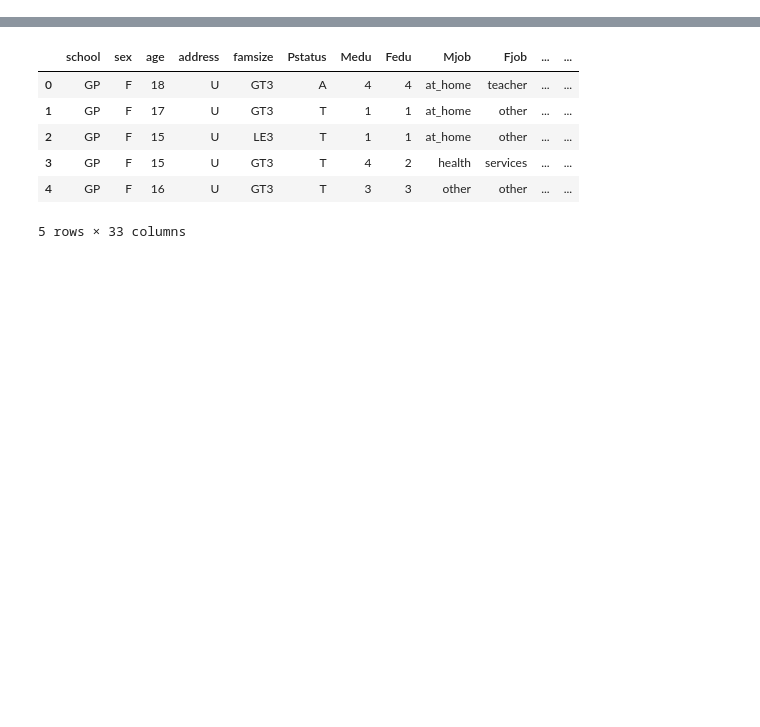
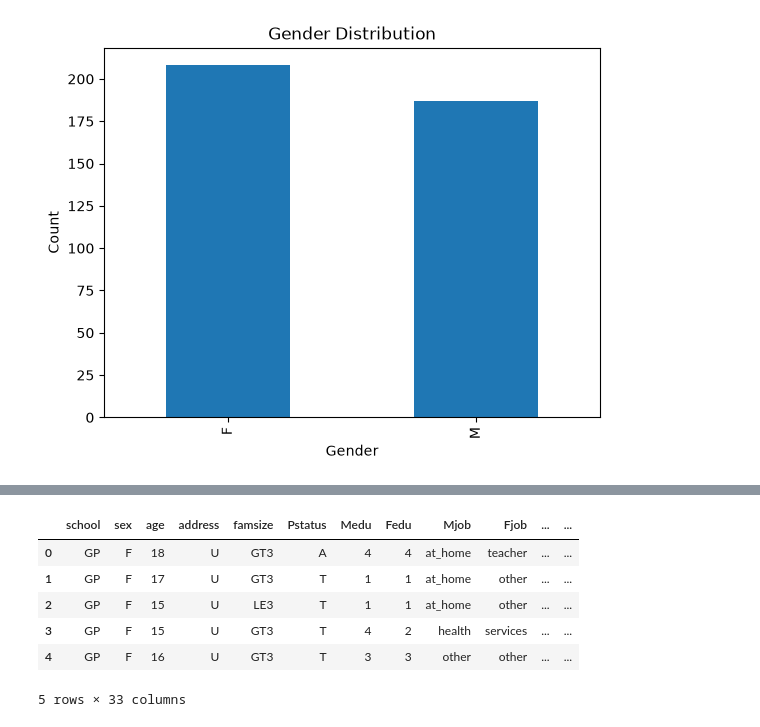
Before and after one commit to Ayusshi/student_exam_pass_prediction, a Jupyter notebook: notebooks/Student_Exam_Pass_Prediction.ipynb, the cells around one changed output, grey strips where cells are left out. Saved outputs shown, nothing was run; the diff lists cells and outputs as text; code cells hidden in the pictures; blank space fills up the shorter version.

Commit message:
visualization of data

```diff
--- a/notebooks/Student_Exam_Pass_Prediction.ipynb
+++ b/notebooks/Student_Exam_Pass_Prediction.ipynb
@@ -3,2 +4,12 @@ import pandas as pd
 # %%
 df = pd.read_csv("../data/student-mat.csv", sep=";")
+# %%
+df["sex"].value_counts().sort_index().plot(kind="bar")
+
+plt.title("Gender Distribution")
+plt.xlabel("Gender")
+plt.ylabel("Count")
+
+plt.show()
+# %% [output]
+[figure, added]
```
Also changed, not shown: parts of 8 cells of this notebook.
